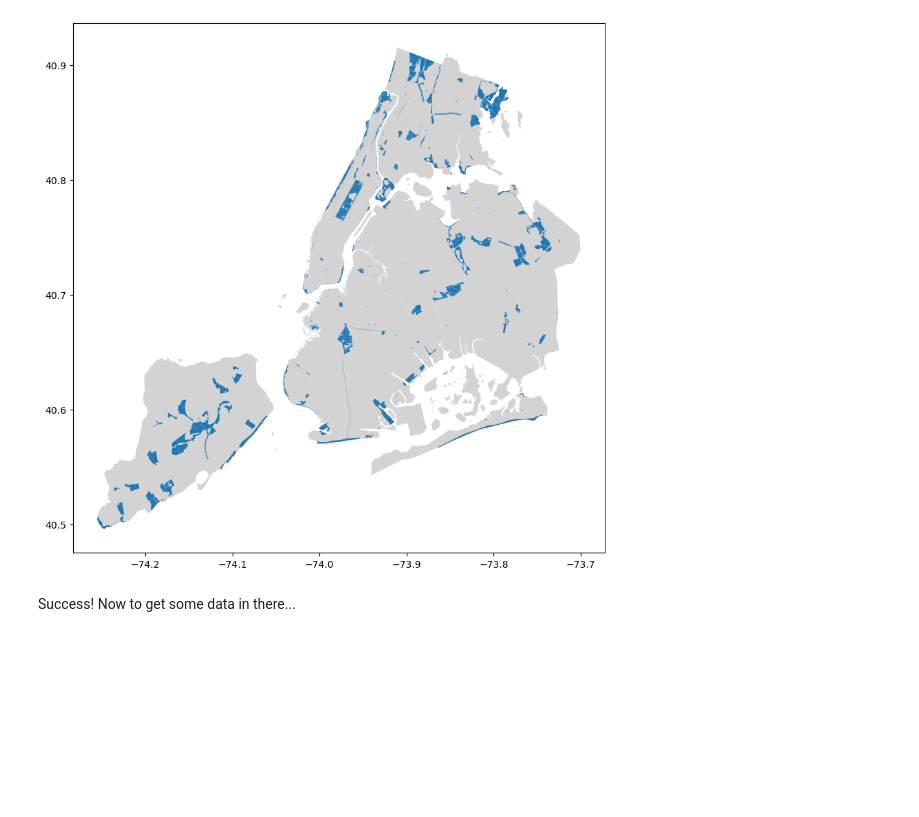
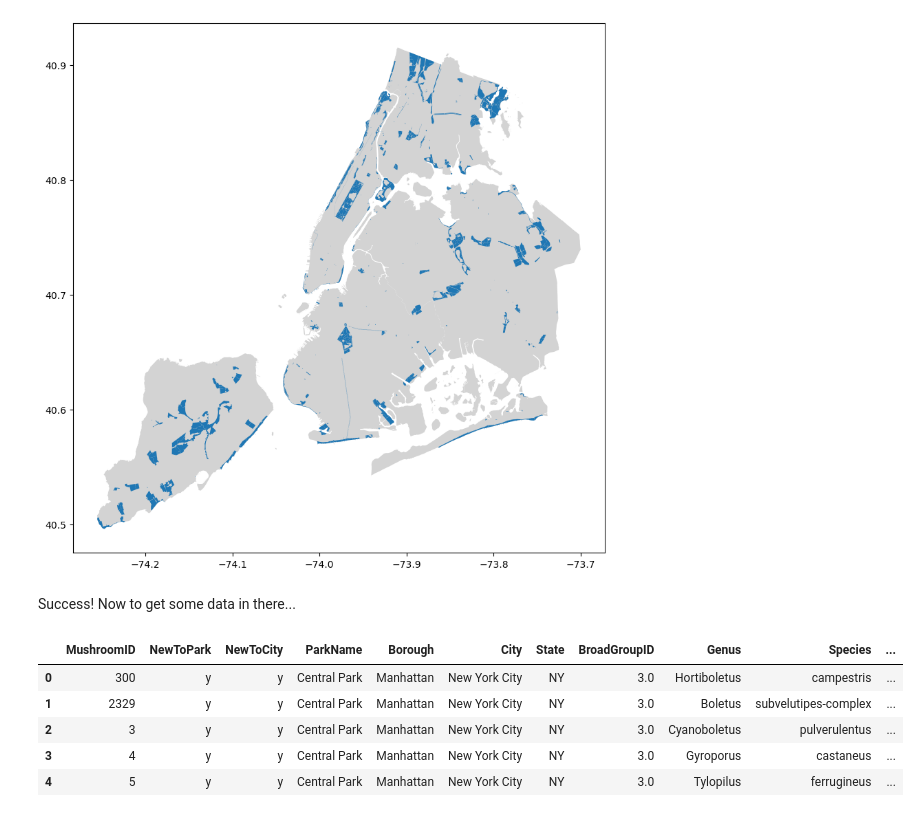
Before and after one commit to newyorkmyc/walks-list, a Jupyter notebook: mapping.ipynb, the cells around one changed output. Cells and saved outputs as stored; diff of their text form; code cells hidden in the pictures; blank space fills up the shorter version.

```diff
--- a/mapping.ipynb
+++ b/mapping.ipynb
@@ -50,3 +53,13 @@ parks.plot(ax=ax)
 [figure]
 # %% [markdown]
 Success! Now to get some data in there...
+# %%
+parks_data = get_parks_data()
+parks_data.head()
+# %% [output]
+|  | MushroomID | NewToPark | NewToCity | ParkName | Borough | City | State | BroadGroupID | Genus | Species | ... |
+| 0 | 300 | y | y | Central Park | Manhattan | New York City | NY | 3.0 | Hortiboletus | campestris | ... |
+| 1 | 2329 | y | y | Central Park | Manhattan | New York City | NY | 3.0 | Boletus | subvelutipes-complex | ... |
+| 2 | 3 | y | y | Central Park | Manhattan | New York City | NY | 3.0 | Cyanoboletus | pulverulentus | ... |
+| 3 | 4 | y | y | Central Park | Manhattan | New York City | NY | 3.0 | Gyroporus | castaneus | ... |
+| 4 | 5 | y | y | Central Park | Manhattan | New York City | NY | 3.0 | Tylopilus | ferrugineus | ... |
```
Also changed, not shown: parts of 7 cells of this notebook, 1 other file.
